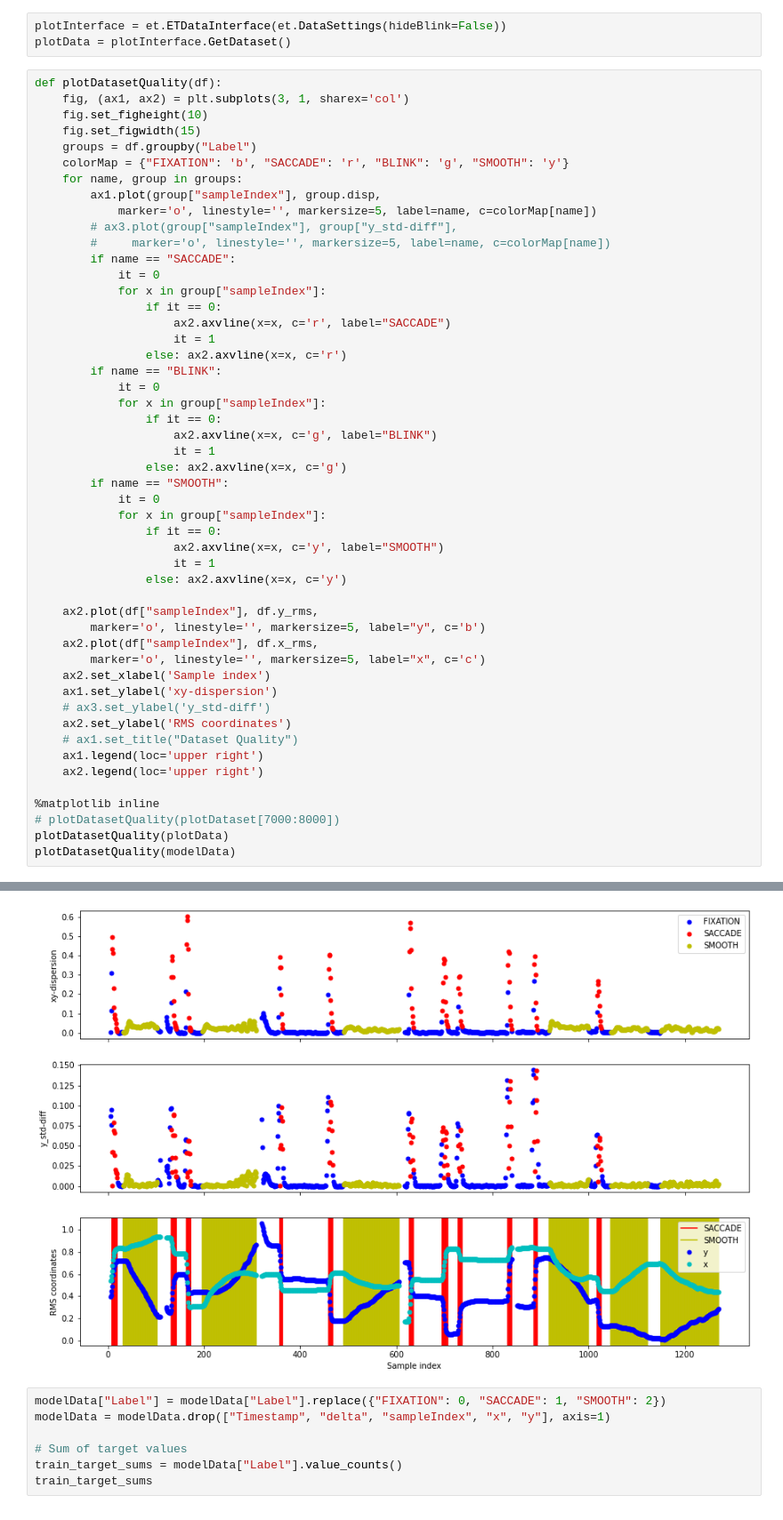
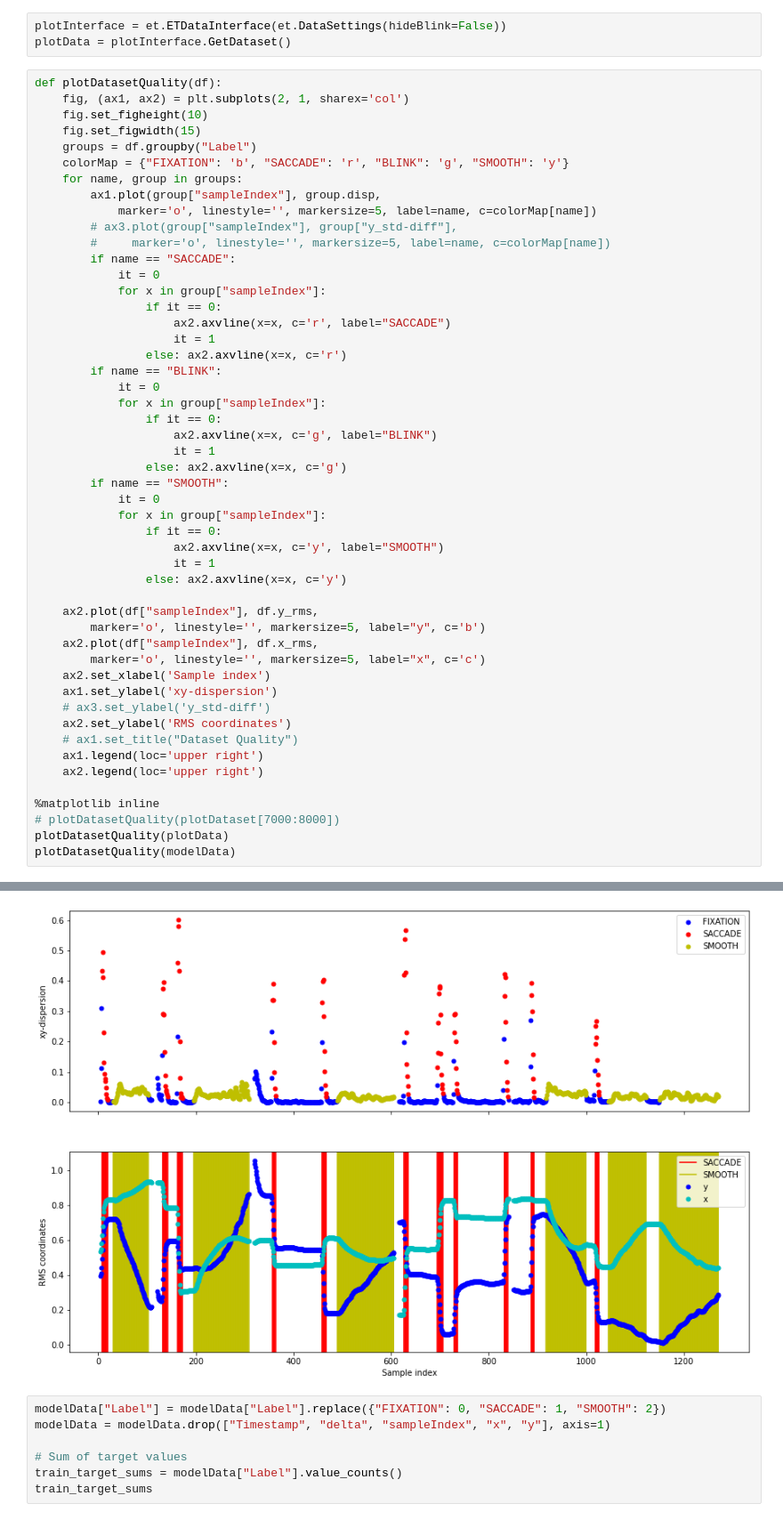
Before and after one commit to JLysberg/TTK4550-SpecializationProject, a Jupyter notebook: Code/Notebooks/DataSegmentation.ipynb, the cells around one changed output, grey strips where cells are left out. Shown: that part at 89% size. Drawn from its saved outputs; the diff is of its cells as text.

```diff
--- a/Code/Notebooks/DataSegmentation.ipynb
+++ b/Code/Notebooks/DataSegmentation.ipynb
@@ -24,7 +24,7 @@ plotInterface = et.ETDataInterface(et.DataSettings(hideBlink=False))
 plotData = plotInterface.GetDataset()
 # %%
 def plotDatasetQuality(df):
-    fig, (ax1, ax2) = plt.subplots(3, 1, sharex='col')
+    fig, (ax1, ax2) = plt.subplots(2, 1, sharex='col')
     fig.set_figheight(10)
     fig.set_figwidth(15)
     groups = df.groupby("Label")
@@ -77,4 +77,4 @@ plotDatasetQuality(modelData)
-[figure, old version]
+[figure, new version]
 # %%
 modelData["Label"] = modelData["Label"].replace({"FIXATION": 0, "SACCADE": 1, "SMOOTH": 2})
 modelData = modelData.drop(["Timestamp", "delta", "sampleIndex", "x", "y"], axis=1)
```
Also changed, not shown: parts of 4 cells of this notebook.
